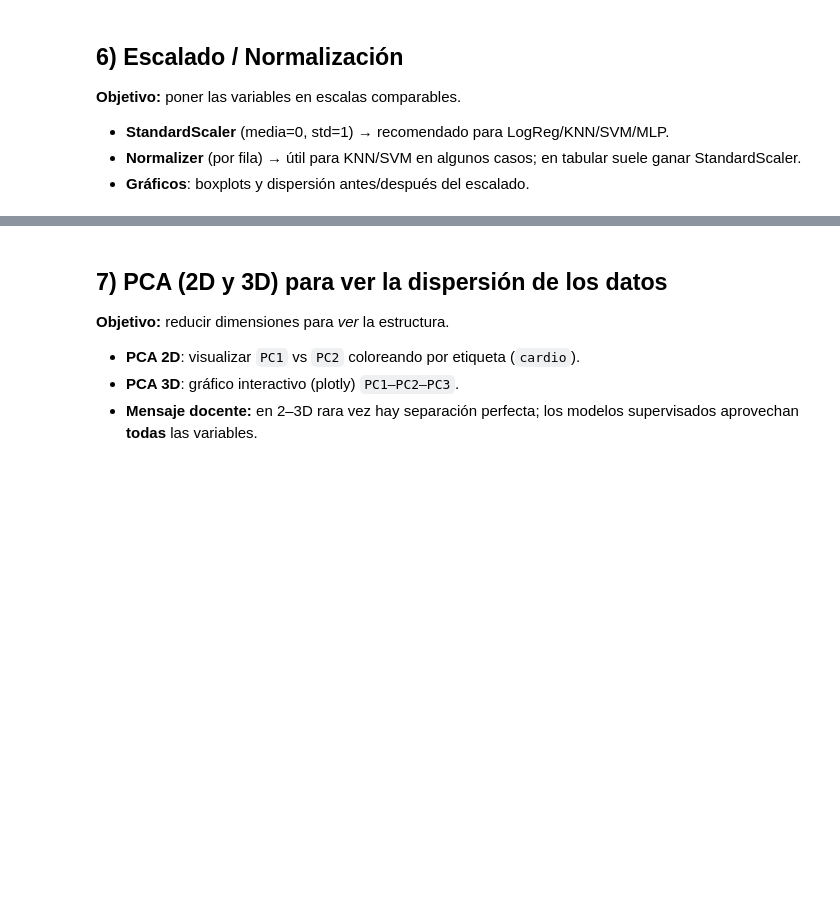
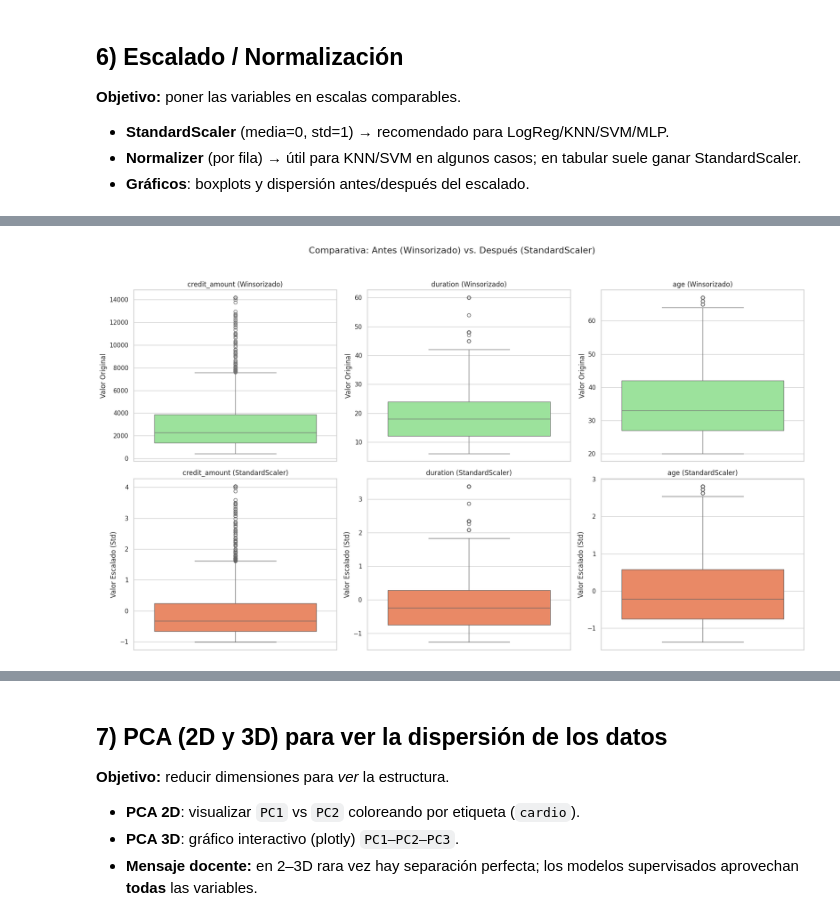
Before and after one commit to Alfonso-Jesus-Garcia-Moya/APRENDIZAJE_SUPERVISADO_2, a Jupyter notebook: PARTE DOS DE ML SUPERVISADO CON NUEVO DATASET.ipynb, the cells around one changed output, grey strips where cells are left out. Drawn from its saved outputs; the diff is of its cells as text; code cells hidden in the pictures; blank space fills up the shorter version.

```diff
--- a/PARTE DOS DE ML SUPERVISADO CON NUEVO DATASET.ipynb
+++ b/PARTE DOS DE ML SUPERVISADO CON NUEVO DATASET.ipynb
@@ -328,7 +632,0 @@ X_mm[cols_to_scale] = mm.fit_transform(X_imp[cols_to_scale])
-# %%
-fig, axes = plt.subplots(1, len(num_cols), figsize=(18, 4))
-for i, col in enumerate(num_cols):
-    sns.kdeplot(X_mm[col], ax=axes[i], fill=True, color="skyblue")
-    axes[i].set_title(f"Densidad de {col}")
-plt.tight_layout()
-plt.show()
@@ -354,0 +633,84 @@ plt.show()
+# %%
+#################################################################
+# Semana 5 - Paso 7: Escalado / Normalización (Análisis Visual)
+#################################################################
+# (Asumimos que 'X_winsor' existe del Paso 5)
+# (Asumimos que 'plt', 'sns', 'StandardScaler', 'Normalizer' fueron importados)
+
+print("--- 7. Escalado / Normalización (Análisis Visual) ---")
+
+# --- 7a. Identificar columnas numéricas ---
+# (Las mismas que hemos estado usando)
+num_cols = X_winsor.select_dtypes(include=[np.number]).columns
+print(f"Columnas numéricas a transformar (en copias): {list(num_cols)}")
+
+# --- 7b. StandardScaler (Media=0, Std=1) ---
+# (Adaptado de tu plantilla)
+scaler = StandardScaler()
+X_scaled = X_winsor.copy() # Creamos una copia para el escalado
+
+# Aplicamos el scaler SÓLO a las columnas numéricas
+X_scaled[num_cols] = scaler.fit_transform(X_winsor[num_cols])
+
+# --- 7c. Normalizer (Por Fila) ---
+# (Adaptado de tu plantilla)
+normalizer = Normalizer()
+X_norm = X_winsor.copy() # Creamos otra copia para el normalizador
+
+# Aplicamos el normalizer SÓLO a las columnas numéricas
+X_norm[num_cols] = normalizer.fit_transform(X_winsor[num_cols])
+
+print("\nSe han creado 'X_scaled' y 'X_norm' (copias) para visualización.")
+
+# --- 7d. Gráficos: Boxplots (Antes vs. StandardScaler) ---
+# (Este es el gráfico más importante de este paso)
+print("\n--- Generando Boxplots (Antes vs. StandardScaler) ---")
+
+# Usamos las 3 variables que 'winsorizamos'
+vars_to_plot = ['credit_amount', 'duration', 'age']
+
+fig, axes = plt.subplots(2, len(vars_to_plot), figsize=(18, 10))
+
+for i, col in enumerate(vars_to_plot):
+    # Antes (Solo Winsorizado)
+    sns.boxplot(y=X_winsor[col], ax=axes[0, i], color="lightgreen")
+    axes[0, i].set_title(f"{col} (Winsorizado)")
+    axes[0, i].set_ylabel("Valor Original")
+
+    # Después (Winsorizado + Escalado)
+    sns.boxplot(y=X_scaled[col], ax=axes[1, i], color="coral")
+    axes[1, i].set_title(f"{col} (StandardScaler)")
+    axes[1, i].set_ylabel("Valor Escalado (Std)")
+
+plt.suptitle("Comparativa: Antes (Winsorizado) vs. Después (StandardScaler)", y=1.03, fontsize=16)
+plt.tight_layout()
+plt.show()
+
+# --- 7e. Gráficos: Scatter (Antes vs. StandardScaler) ---
+print("\n--- Generando Scatter (Antes vs. StandardScaler) ---")
+var1 = "credit_amount"
+var2 = "age"
+
+plt.figure(figsize=(14, 6))
+
+plt.subplot(1, 2, 1)
+sns.scatterplot(data=X_winsor, x=var1, y=var2, alpha=0.6, color="green")
+plt.title("Antes del Escalado (Winsorizado)")
+plt.xlabel(var1)
+plt.ylabel(var2)
+
+plt.subplot(1, 2, 2)
+sns.scatterplot(data=X_scaled, x=var1, y=var2, alpha=0.6, color="coral")
+plt.title("Después del Escalado (StandardScaler)")
+plt.xlabel(f"{var1} (escalado)")
+plt.ylabel(f"{var2} (escalado)")
+
+plt.tight_layout()
+plt.show()
+
+print("\n--- 7f. Nota Importante ---")
+print("Este paso fue EXPLORATORIO. En el siguiente paso (Validación Cruzada),")
+print("usaremos el 'full_pipeline' que definimos en el Paso 4,")
+print("el cual ya contiene el 'SimpleImputer' y 'StandardScaler' (y 'PCA')")
+print("para evitar data leakage durante el entrenamiento.")
+# %% [output]
@@ -354,0 +723 @@ plt.show()
+[figure, added]
```
Also changed, not shown: parts of 29 cells of this notebook.
